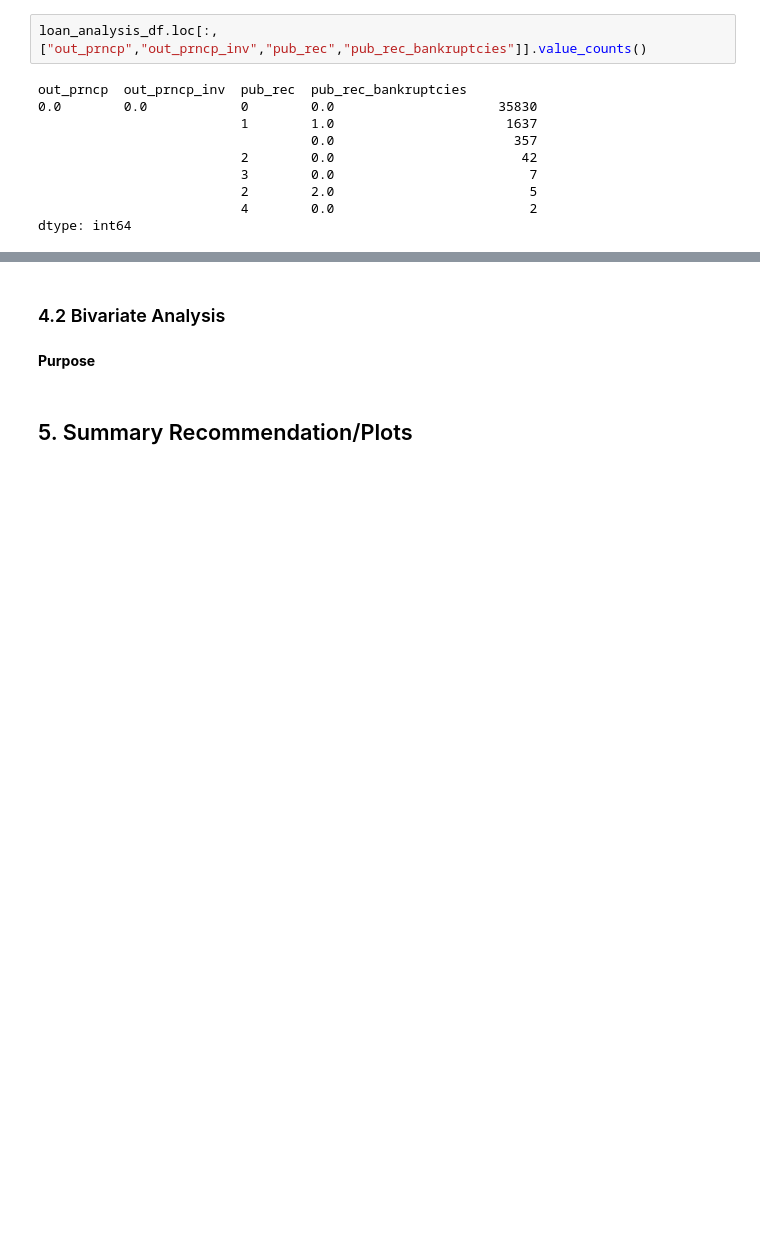
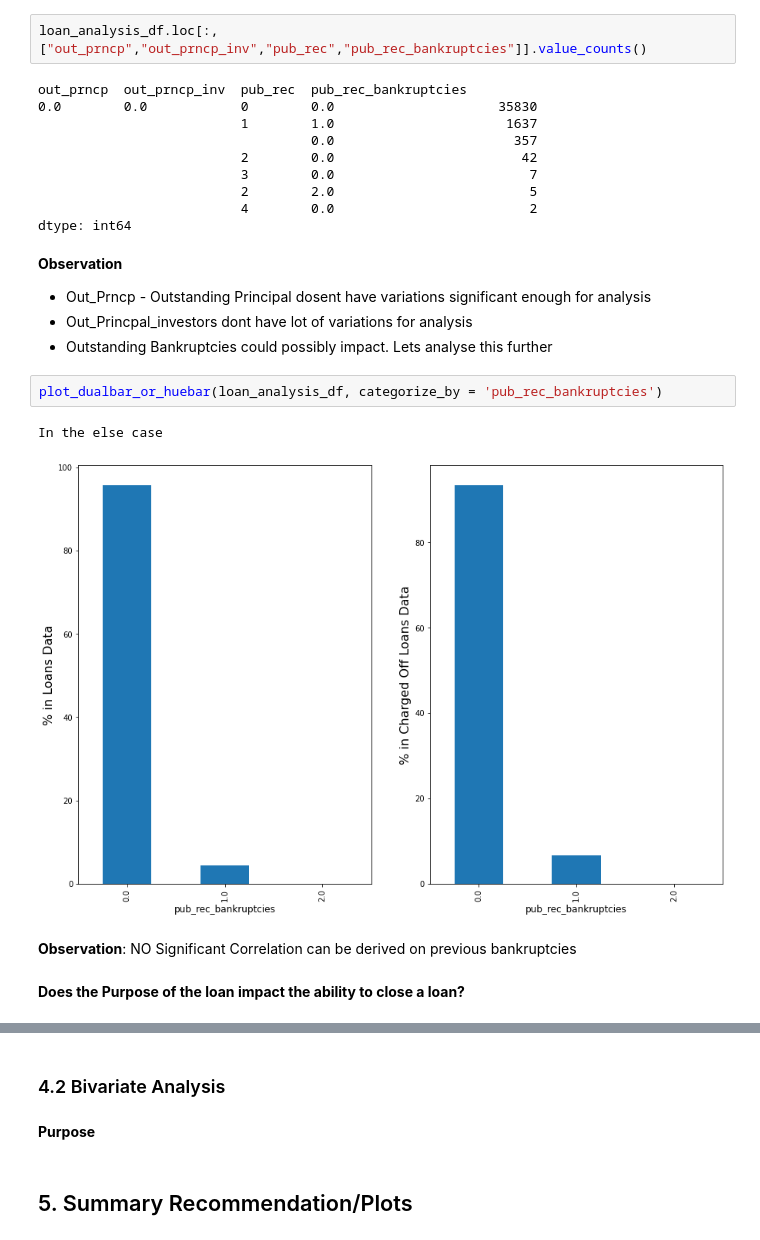
Before and after one commit to rramchan12/Lending-Club-EDA-CaseStudy, a Jupyter notebook: Lending_Club_EDA_Analysis.ipynb, the cells around one changed output, grey strips where cells are left out. Saved outputs shown, nothing was run; the diff lists cells and outputs as text; blank space fills up the shorter version.

```diff
--- a/Lending_Club_EDA_Analysis.ipynb
+++ b/Lending_Club_EDA_Analysis.ipynb
@@ -345,3 +380,17 @@ out_prncp  out_prncp_inv  pub_rec  pub_rec_bankruptcies
                           2        2.0                         5
                           4        0.0                         2
 dtype: int64
+# %% [markdown]
+**Observation**
+- Out_Prncp - Outstanding Principal dosent have variations significant enough for analysis
+- Out_Princpal_investors dont have lot of variations for analysis
+- Outstanding Bankruptcies could possibly impact. Lets analyse this further
+# %%
+plot_dualbar_or_huebar(loan_analysis_df, categorize_by = 'pub_rec_bankruptcies')
+# %% [output]
+In the else case
+[figure, added]
+# %% [markdown]
+**Observation**: NO Significant Correlation can be derived on previous bankruptcies
+# %% [markdown]
+**Does the Purpose of the loan impact the ability to close a loan?**
```
Also changed, not shown: parts of 9 cells of this notebook.
